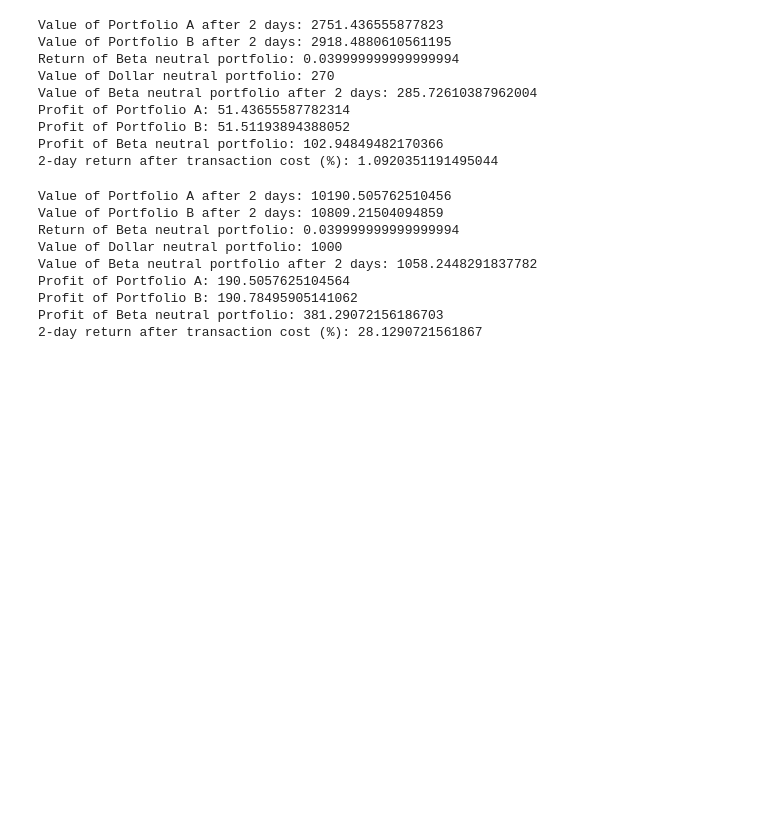
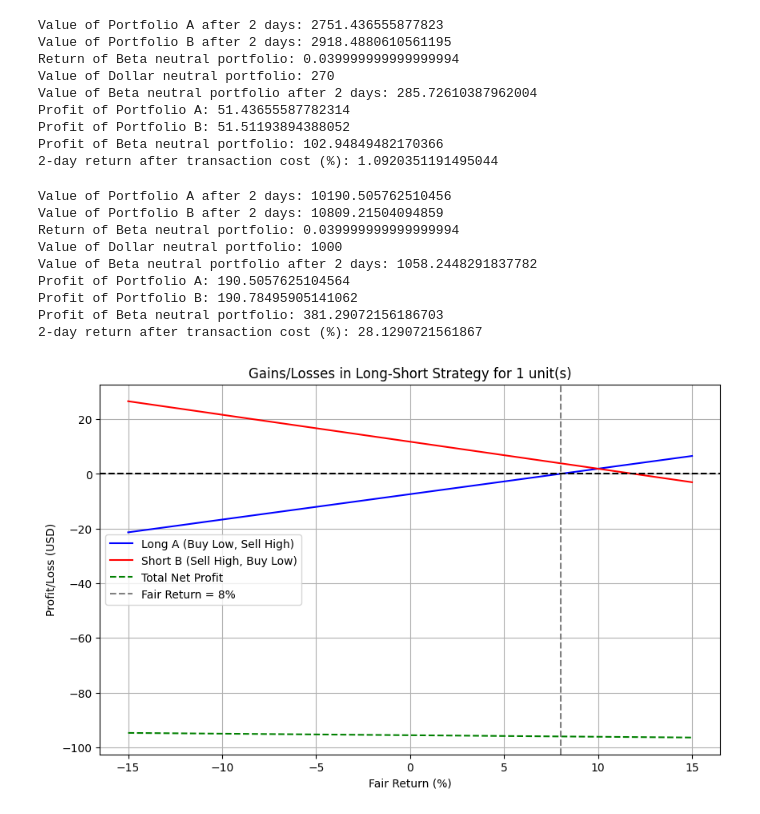
Before and after one commit to KayalvizhiT513/Algo_Trading, a Jupyter notebook: Problems_25Apr2025_Beta_Neutral_Convergence_Trade.ipynb, the cells around one changed output. Drawn from its saved outputs; the diff is of its cells as text; code cells hidden in the pictures; blank space fills up the shorter version.

```diff
--- a/Problems_25Apr2025_Beta_Neutral_Convergence_Trade.ipynb
+++ b/Problems_25Apr2025_Beta_Neutral_Convergence_Trade.ipynb
@@ -203,0 +267,4 @@ Profit of Beta neutral portfolio: 381.29072156186703
+# %%
+plot_gains_losses(n_units=1)    # Run for 1 unit
+# %% [output]
+[figure, added]
```
Also changed, not shown: parts of 3 cells of this notebook.
